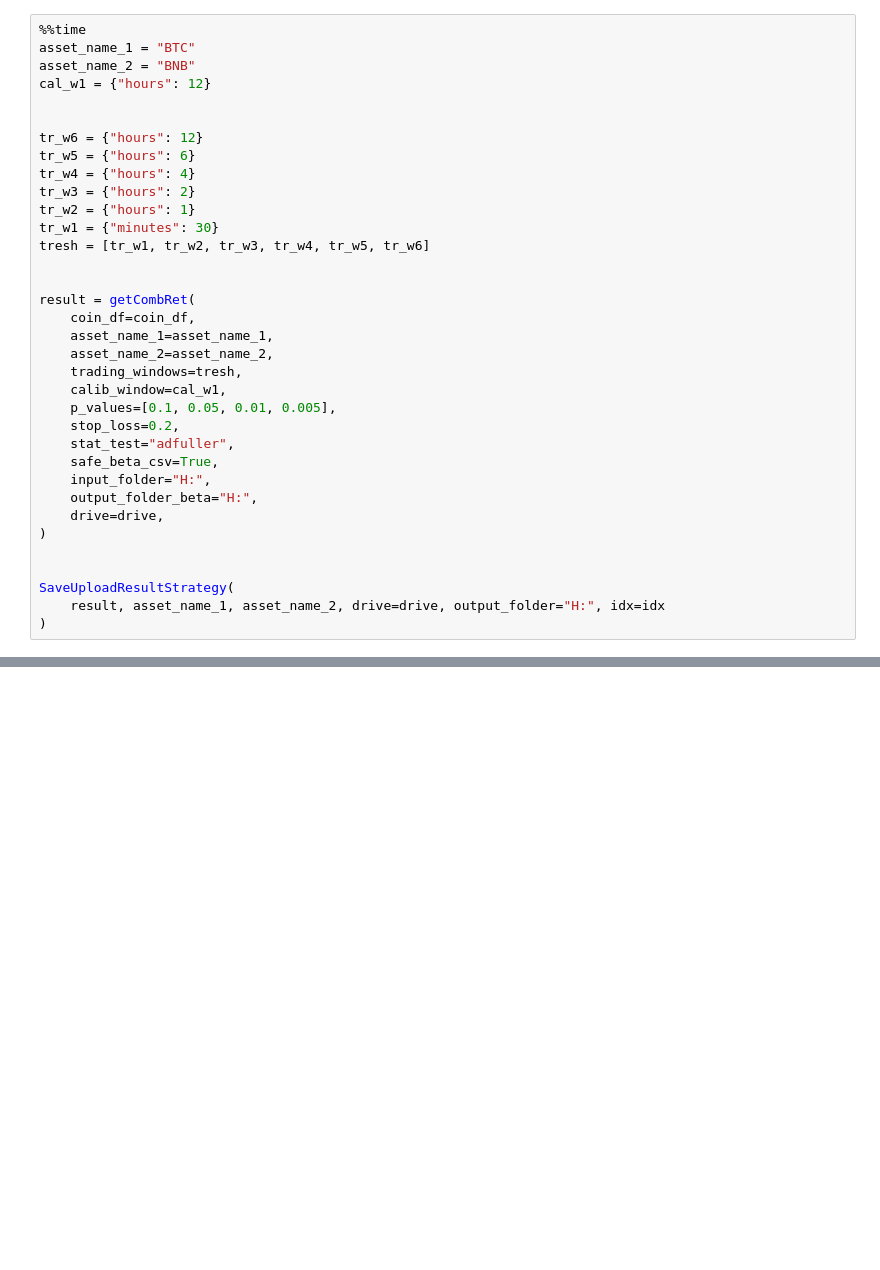
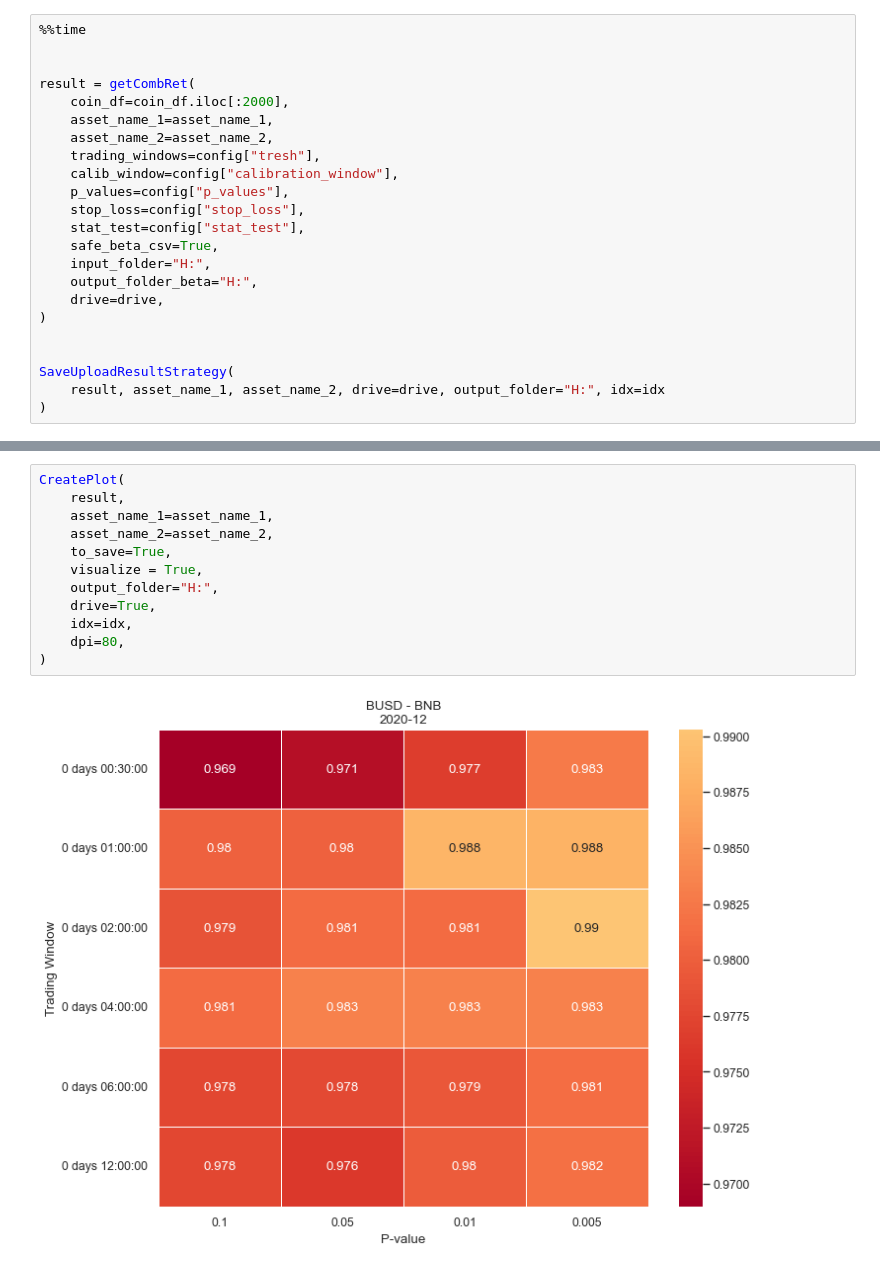
Before and after one commit to djoleglc/StatisticalArbitrage, a Jupyter notebook: TestStrategyMatrix.ipynb, the cells around one changed output, grey strips where cells are left out. Cells and saved outputs as stored; diff of their text form; blank space fills up the shorter version.

```diff
--- a/TestStrategyMatrix.ipynb
+++ b/TestStrategyMatrix.ipynb
@@ -57,28 +67,16 @@ Wall time: 1h 13min 29s
 # %%
 %%time
-asset_name_1 = "BTC"
-asset_name_2 = "BNB"
-cal_w1 = {"hours": 12}
-
-
-tr_w6 = {"hours": 12}
-tr_w5 = {"hours": 6}
-tr_w4 = {"hours": 4}
-tr_w3 = {"hours": 2}
-tr_w2 = {"hours": 1}
-tr_w1 = {"minutes": 30}
-tresh = [tr_w1, tr_w2, tr_w3, tr_w4, tr_w5, tr_w6]
 
 
 result = getCombRet(
-    coin_df=coin_df,
+    coin_df=coin_df.iloc[:2000],
     asset_name_1=asset_name_1,
     asset_name_2=asset_name_2,
-    trading_windows=tresh,
-    calib_window=cal_w1,
-    p_values=[0.1, 0.05, 0.01, 0.005],
-    stop_loss=0.2,
-    stat_test="adfuller",
+    trading_windows=config["tresh"],
+    calib_window=config["calibration_window"],
+    p_values=config["p_values"],
+    stop_loss=config["stop_loss"],
+    stat_test=config["stat_test"],
     safe_beta_csv=True,
     input_folder="H:",
     output_folder_beta="H:",
@@ -121,0 +93,14 @@ for date in dates:
+# %%
+CreatePlot(
+    result,
+    asset_name_1=asset_name_1,
+    asset_name_2=asset_name_2,
+    to_save=True,
+    visualize = True,
+    output_folder="H:",
+    drive=True,
+    idx=idx,
+    dpi=80,
+)
+# %% [output]
+[figure, added]
```
Also changed, not shown: parts of 6 cells of this notebook, 5 other files.
